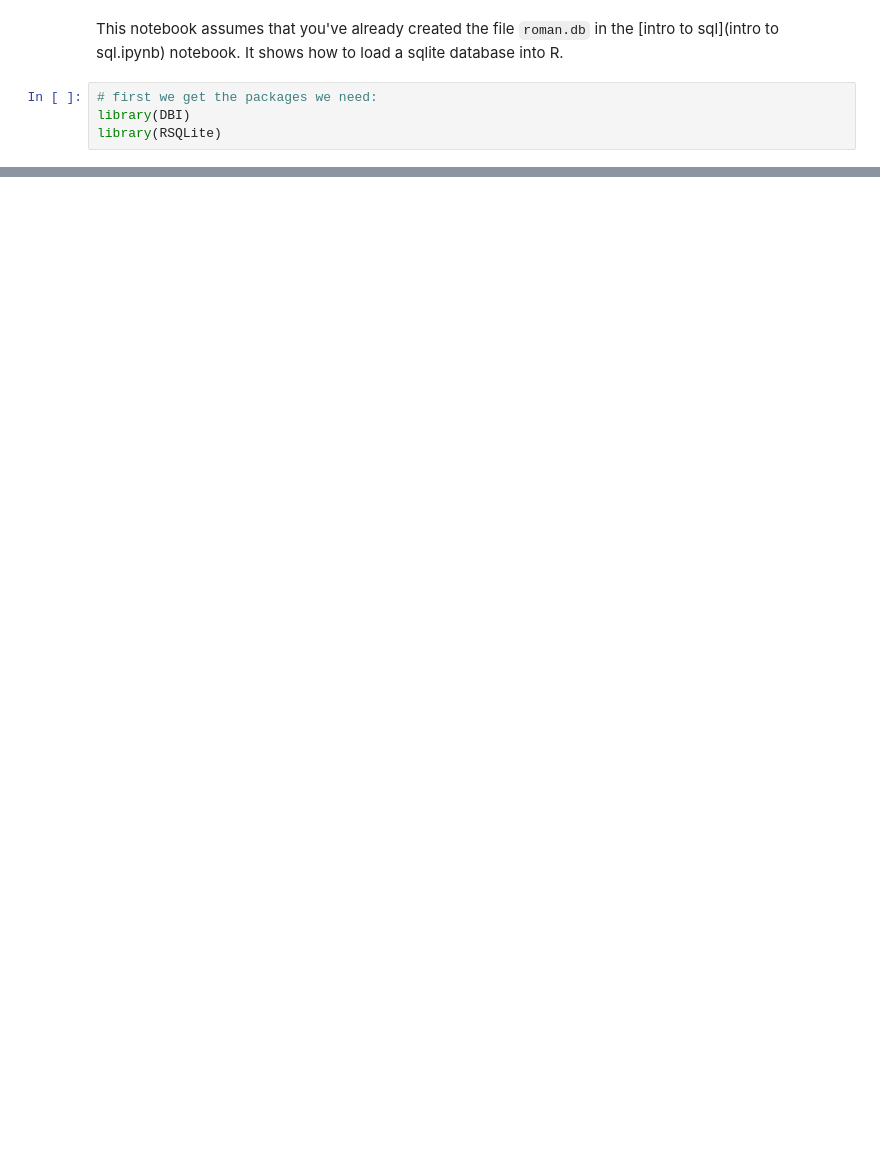
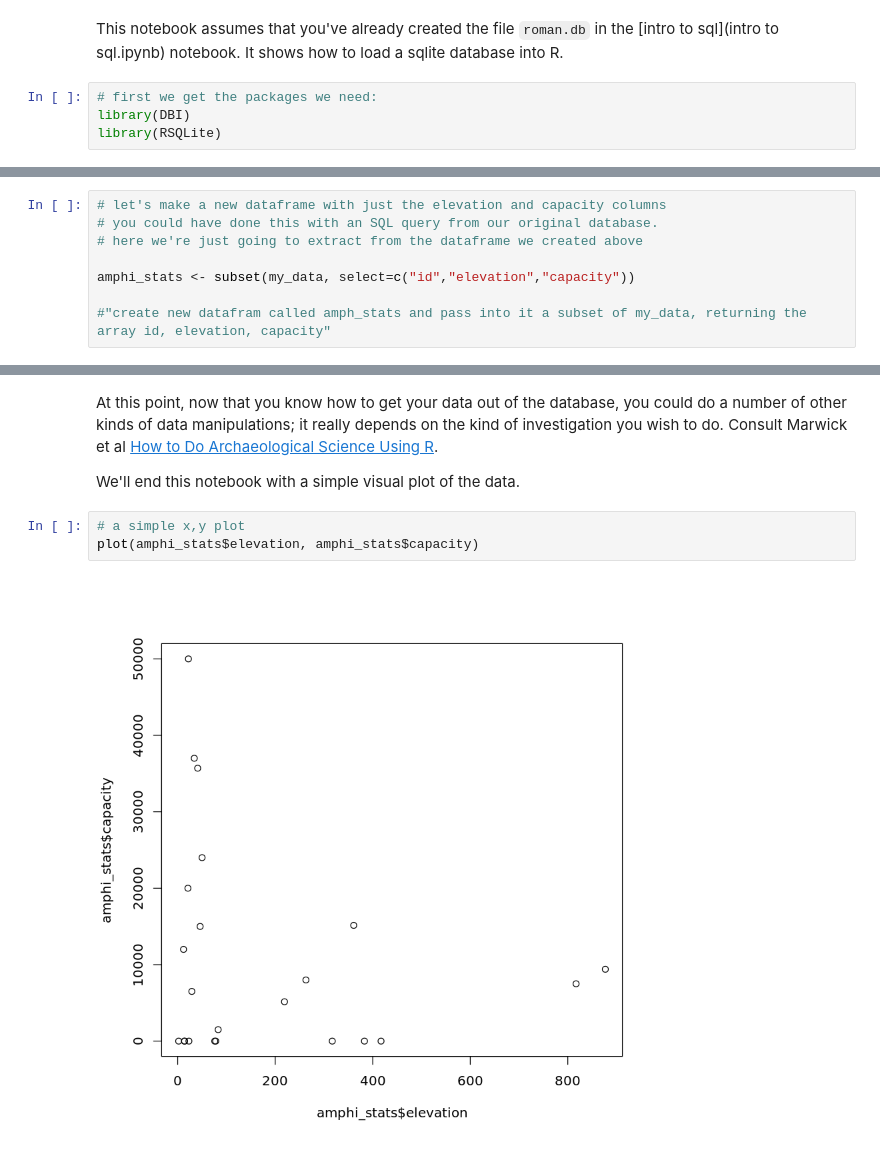
Before and after one commit to o-date/sqlite, a Jupyter notebook: SQLite Database and R.ipynb, the cells around one changed output, grey strips where cells are left out. Saved outputs shown, nothing was run; the diff lists cells and outputs as text; blank space fills up the shorter version.

```diff
--- a/SQLite Database and R.ipynb
+++ b/SQLite Database and R.ipynb
@@ -30,3 +59,11 @@ dbClearResult(myQuery)
 # for more information see
 # http://tiffanytimbers.com/querying-sqlite-databases-from-r/
 # also perhaps this https://www.r-bloggers.com/using-sqlite-in-r/
+# %%
+# let's make a new dataframe with just the elevation and capacity columns
+# you could have done this with an SQL query from our original database.
+# here we're just going to extract from the dataframe we created above
+
+amphi_stats <- subset(my_data, select=c("id","elevation","capacity"))
+
+#"create new datafram called amph_stats and pass into it a subset of my_data, returning the array id, elevation, capacity"
@@ -32,0 +90,9 @@ dbClearResult(myQuery)
+# %% [markdown]
+At this point, now that you know how to get your data out of the database, you could do a number of other kinds of data manipulations; it really depends on the kind of investigation you wish to do. Consult Marwick et al [How to Do Archaeological Science Using R](https://benmarwick.github.io/How-To-Do-Archaeological-Science-Using-R/index.html).
+
+We'll end this notebook with a simple visual plot of the data.
+# %%
+# a simple x,y plot
+plot(amphi_stats$elevation, amphi_stats$capacity)
+# %% [output]
+[figure, added]
```
Also changed, not shown: parts of 6 cells of this notebook.
